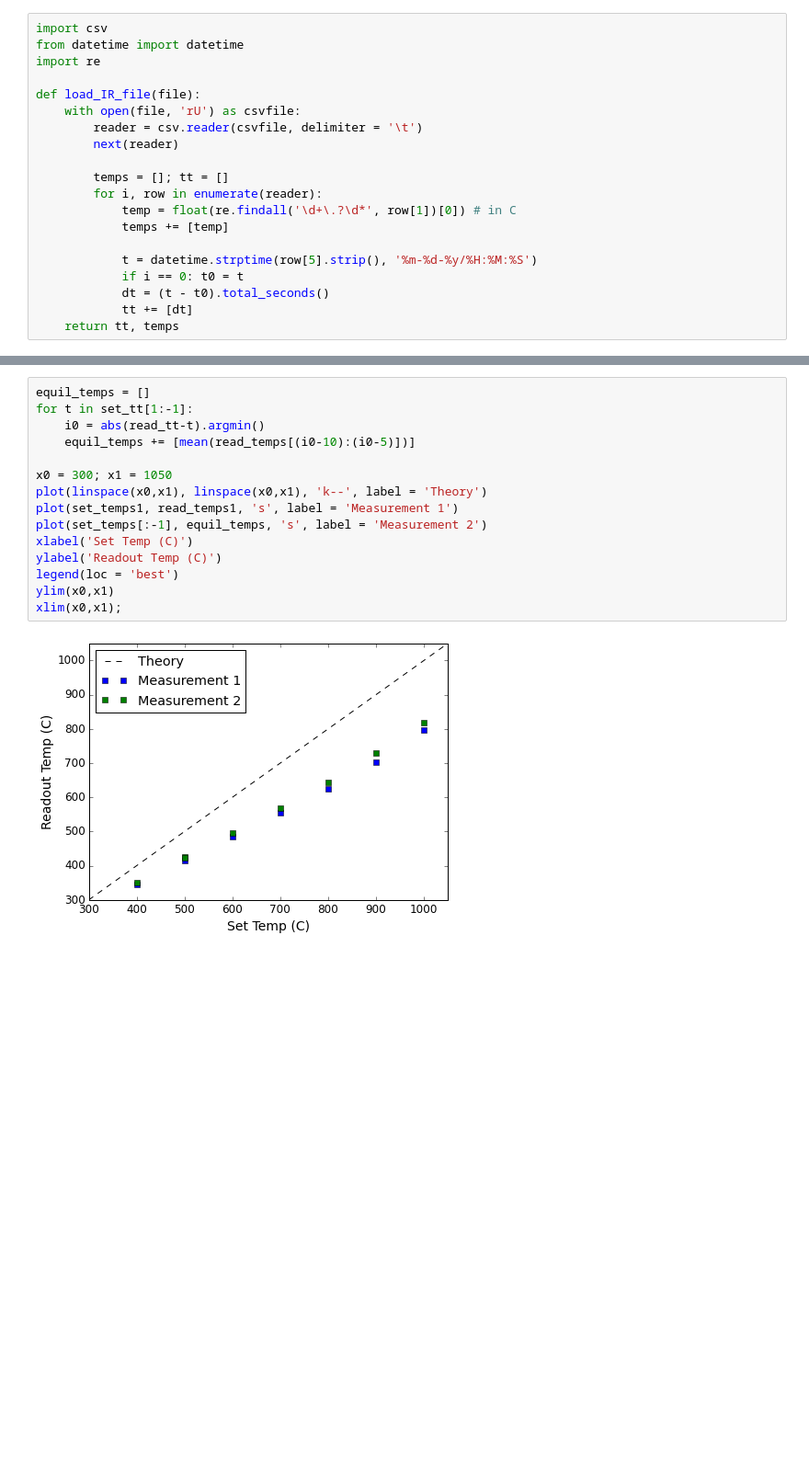
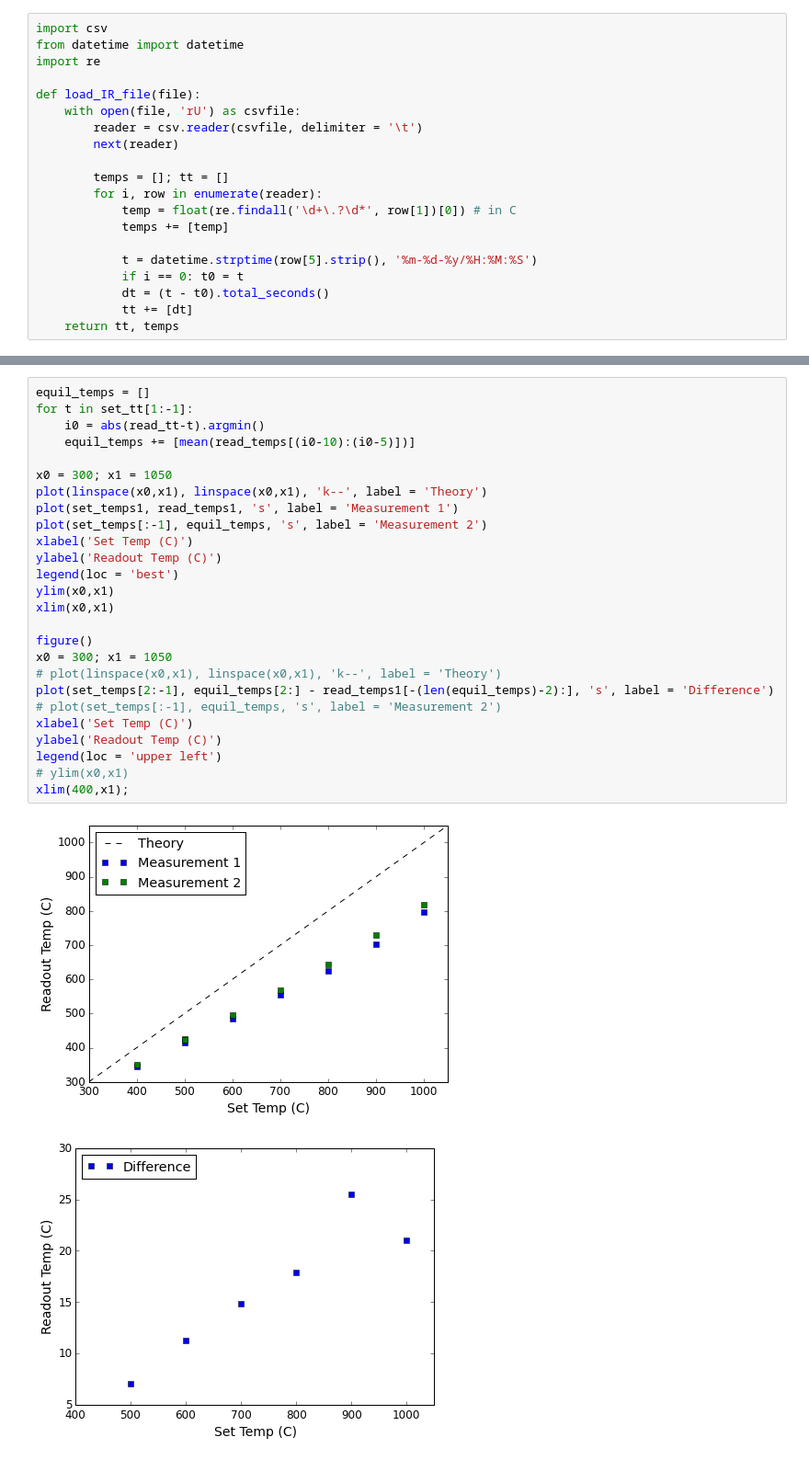
Before and after one commit to bhk37/CNT-Growths, a Jupyter notebook: notes/150527_furnace_characterization.ipynb, the cells around one changed output, grey strips where cells are left out. Shown: that part at 92% size. Cells and saved outputs as stored; diff of their text form; blank space fills up the shorter version.

```diff
--- a/notes/150527_furnace_characterization.ipynb
+++ b/notes/150527_furnace_characterization.ipynb
@@ -75,17 +87,29 @@ ylim(500,900);
 # %%
 equil_temps = []
 for t in set_tt[1:-1]:
     i0 = abs(read_tt-t).argmin()
     equil_temps += [mean(read_temps[(i0-10):(i0-5)])]
 
 x0 = 300; x1 = 1050
 plot(linspace(x0,x1), linspace(x0,x1), 'k--', label = 'Theory')
 plot(set_temps1, read_temps1, 's', label = 'Measurement 1')
 plot(set_temps[:-1], equil_temps, 's', label = 'Measurement 2')
 xlabel('Set Temp (C)')
 ylabel('Readout Temp (C)')
 legend(loc = 'best')
 ylim(x0,x1)
-xlim(x0,x1);
+xlim(x0,x1)
+
+figure()
+x0 = 300; x1 = 1050
+# plot(linspace(x0,x1), linspace(x0,x1), 'k--', label = 'Theory')
+plot(set_temps[2:-1], equil_temps[2:] - read_temps1[-(len(equil_temps)-2):], 's', label = 'Difference')
+# plot(set_temps[:-1], equil_temps, 's', label = 'Measurement 2')
+xlabel('Set Temp (C)')
+ylabel('Readout Temp (C)')
+legend(loc = 'upper left')
+# ylim(x0,x1)
+xlim(400,x1);
 # %% [output]
 [figure]
+[figure, added]
```
Also changed, not shown: parts of 8 cells of this notebook, 1 other file.
